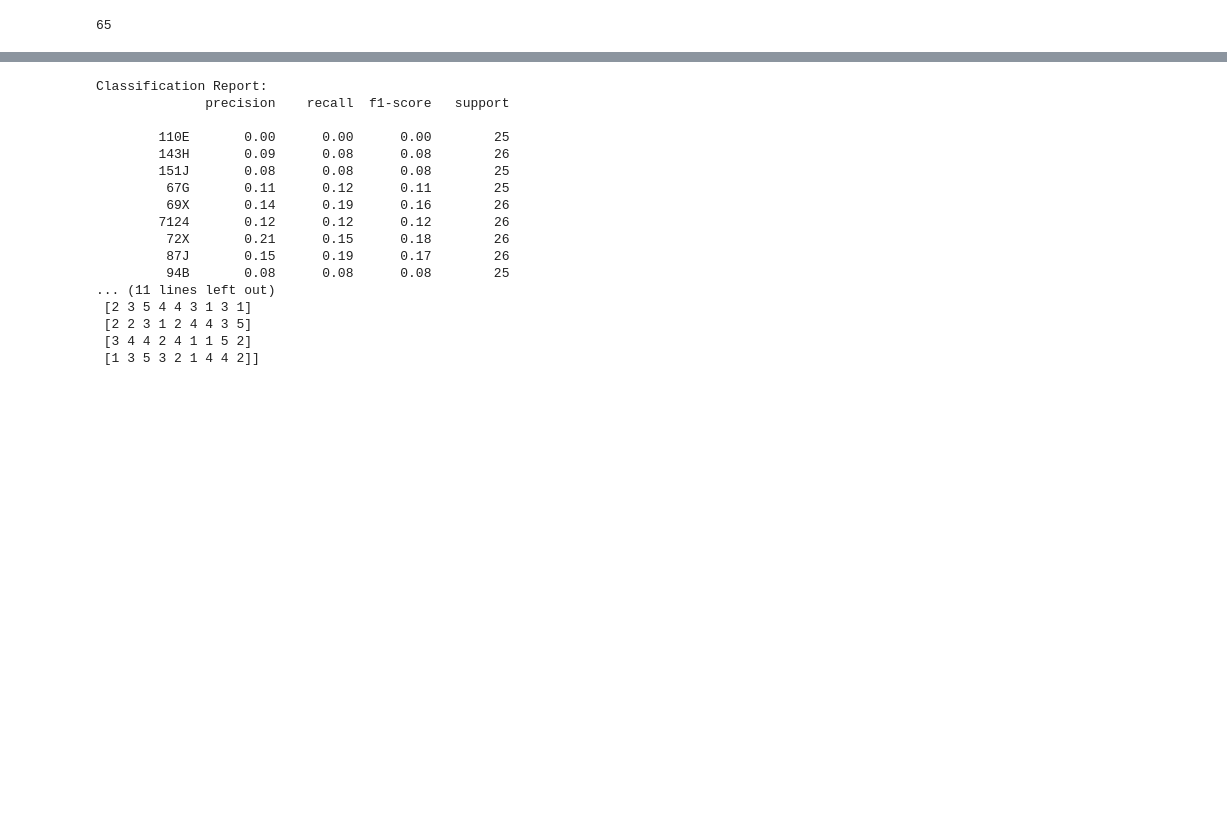
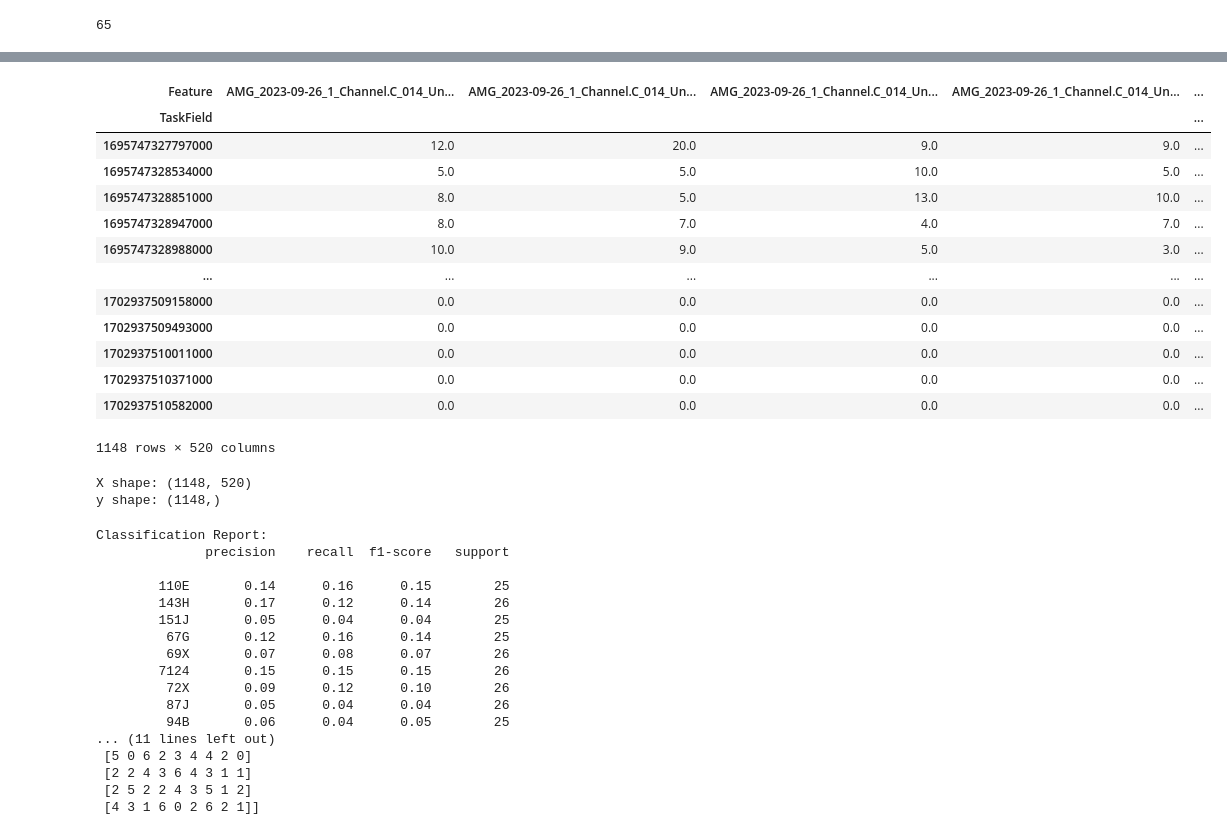
Before and after one commit to EdConnorLab/Julie, a Jupyter notebook: notebooks/population_decoding/MLP.ipynb, the cells around one changed output, grey strips where cells are left out. Drawn from its saved outputs; the diff is of its cells as text; code cells hidden in the pictures; blank space fills up the shorter version.

```diff
--- a/notebooks/population_decoding/MLP.ipynb
+++ b/notebooks/population_decoding/MLP.ipynb
@@ -122,3 +66,51 @@ y shape: (1149,)
+# %%
+filtered_df = spike_counts_window.merge(valid_pairs, on=['TaskField', 'NeuronID'])
+
+# Step 2: Create feature names like NeuronID_bin5
+filtered_df['Feature'] = (
+    filtered_df['NeuronID'] + '_bin' + filtered_df['TimeBinIndex'].astype(str)
+)
+
+# Step 3: Pivot
+pivot_df = filtered_df.pivot_table(
+    index='TaskField',
+    columns='Feature',
+    values='SpikeCount',
+    fill_value=0
+)
+pivot_df
+# %% [output]
+| Feature | AMG_2023-09-26_1_Channel.C_014_Un... | AMG_2023-09-26_1_Channel.C_014_Un... | AMG_2023-09-26_1_Channel.C_014_Un... | AMG_2023-09-26_1_Channel.C_014_Un... | ... |
+| TaskField |  |  |  |  | ... |
+| 1695747327797000 | 12.0 | 20.0 | 9.0 | 9.0 | ... |
+| 1695747328534000 | 5.0 | 5.0 | 10.0 | 5.0 | ... |
+| 1695747328851000 | 8.0 | 5.0 | 13.0 | 10.0 | ... |
+| 1695747328947000 | 8.0 | 7.0 | 4.0 | 7.0 | ... |
+| 1695747328988000 | 10.0 | 9.0 | 5.0 | 3.0 | ... |
+| ... | ... | ... | ... | ... | ... |
+| 1702937509158000 | 0.0 | 0.0 | 0.0 | 0.0 | ... |
+| 1702937509493000 | 0.0 | 0.0 | 0.0 | 0.0 | ... |
+| 1702937510011000 | 0.0 | 0.0 | 0.0 | 0.0 | ... |
+| 1702937510371000 | 0.0 | 0.0 | 0.0 | 0.0 | ... |
+| 1702937510582000 | 0.0 | 0.0 | 0.0 | 0.0 | ... |
+1148 rows × 520 columns
+# %%
+# Step 4: Get MonkeyName labels
+task_to_label = (
+    spike_counts.drop_duplicates(subset=['TaskField'])[['TaskField', 'MonkeyName']]
+    .set_index('TaskField')
+)
+
+y = task_to_label.loc[pivot_df.index, 'MonkeyName'].values
+X = pivot_df.values
+feature_names = pivot_df.columns.tolist()
+
+# Optional: check shape
+print("X shape:", X.shape)
+print("y shape:", y.shape)
+# %% [output]
+X shape: (1148, 520)
+y shape: (1148,)
 # %%
 # Step 1: Train-test split
 X_train, X_test, y_train, y_test = train_test_split(
@@ -138,7 +130,7 @@ X_test_pca = pca.transform(X_test_scaled)
 mlp = MLPClassifier(
     hidden_layer_sizes=(1000,),
     activation='relu',
-    solver='sgd',
+    solver='adam',
     alpha=0.01,
     max_iter=10000
 )
@@ -156,17 +148,17 @@ print(confusion_matrix(y_test, y_pred))
 Classification Report:
               precision    recall  f1-score   support
 
-        110E       0.00      0.00      0.00        25
-        143H       0.09      0.08      0.08        26
-        151J       0.08      0.08      0.08        25
-         67G       0.11      0.12      0.11        25
-         69X       0.14      0.19      0.16        26
-        7124       0.12      0.12      0.12        26
-         72X       0.21      0.15      0.18        26
-         87J       0.15      0.19      0.17        26
-         94B       0.08      0.08      0.08        25
+        110E       0.14      0.16      0.15        25
+        143H       0.17      0.12      0.14        26
+        151J       0.05      0.04      0.04        25
+         67G       0.12      0.16      0.14        25
+         69X       0.07      0.08      0.07        26
+        7124       0.15      0.15      0.15        26
+         72X       0.09      0.12      0.10        26
+         87J       0.05      0.04      0.04        26
+         94B       0.06      0.04      0.05        25
 ... (11 lines left out)
- [2 3 5 4 4 3 1 3 1]
- [2 2 3 1 2 4 4 3 5]
- [3 4 4 2 4 1 1 5 2]
- [1 3 5 3 2 1 4 4 2]]
+ [5 0 6 2 3 4 4 2 0]
+ [2 2 4 3 6 4 3 1 1]
+ [2 5 2 2 4 3 5 1 2]
+ [4 3 1 6 0 2 6 2 1]]
```
Also changed, not shown: parts of 4 cells of this notebook, 1 other file.
